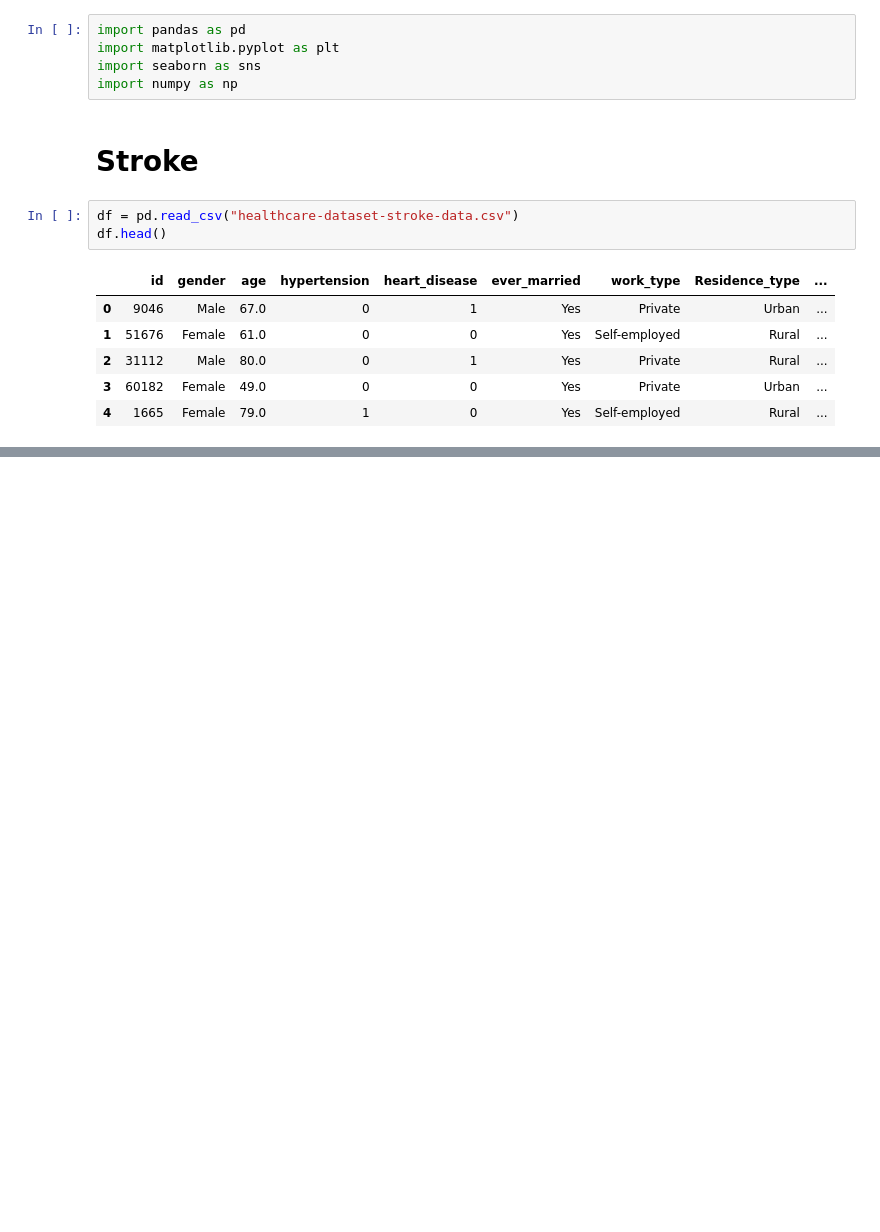
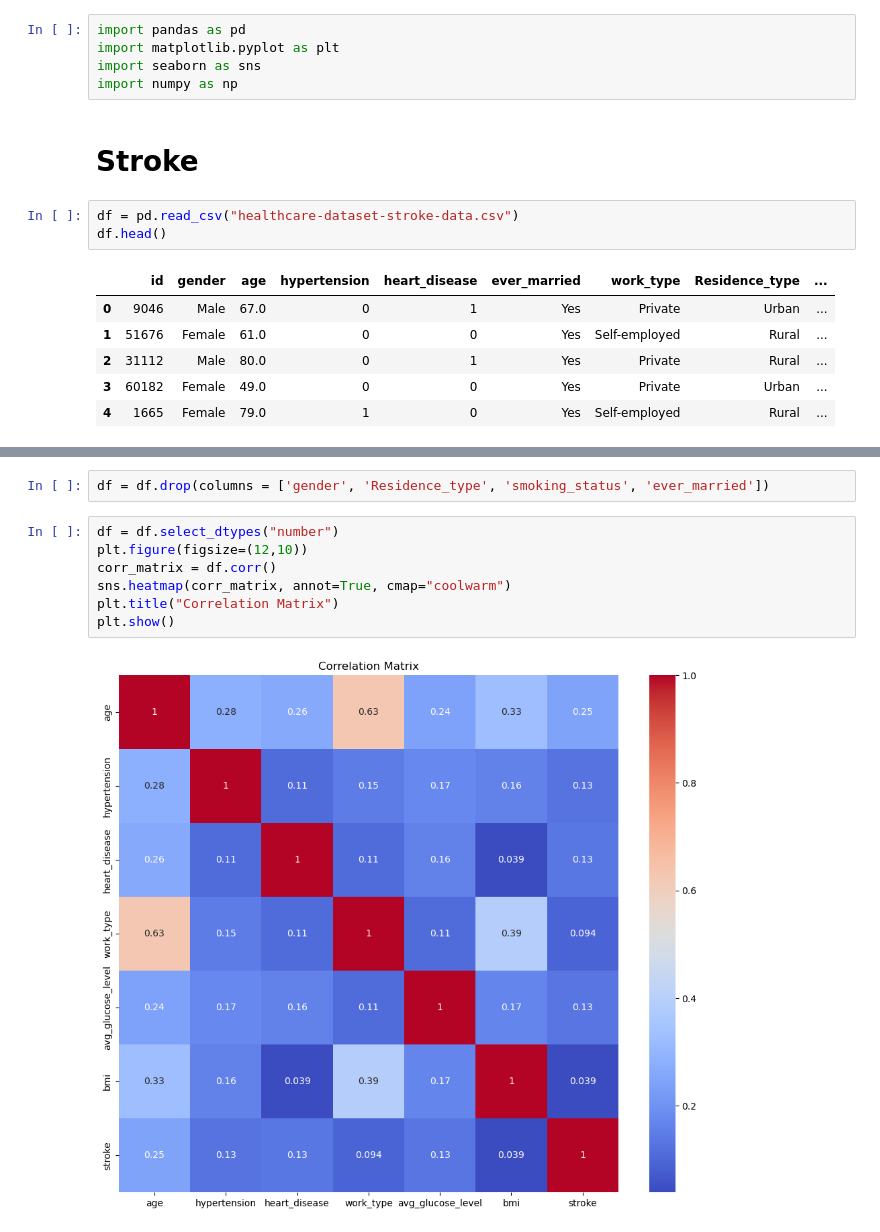
Before and after one commit to lidiamayor/MachineLearning-project, a Jupyter notebook: notebook.ipynb, the cells around one changed output, grey strips where cells are left out. Cells and saved outputs as stored; diff of their text form; blank space fills up the shorter version.

```diff
--- a/notebook.ipynb
+++ b/notebook.ipynb
@@ -99,0 +36,11 @@ plt.show()
+# %%
+df = df.drop(columns = ['gender', 'Residence_type', 'smoking_status', 'ever_married'])
+# %%
+df = df.select_dtypes("number")
+plt.figure(figsize=(12,10))
+corr_matrix = df.corr()
+sns.heatmap(corr_matrix, annot=True, cmap="coolwarm")
+plt.title("Correlation Matrix")
+plt.show()
+# %% [output]
+[figure, added]
```
Also changed, not shown: parts of 13 cells of this notebook, 1 other file.
